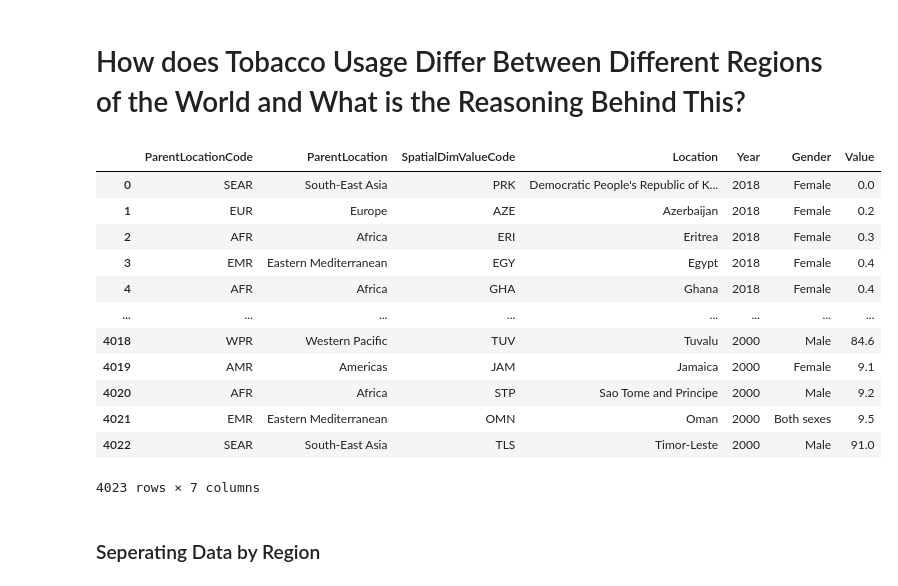
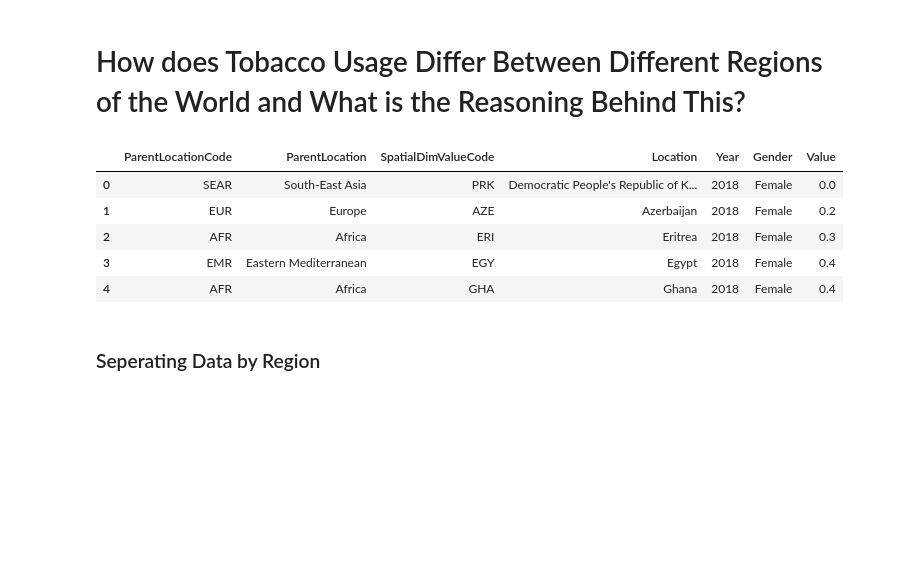
Before and after one commit to aidanwc2/Team_3, a Jupyter notebook: report.ipynb, the cells around one changed output. Drawn from its saved outputs; the diff is of its cells as text; code cells hidden in the pictures; blank space fills up the shorter version.

```diff
--- a/report.ipynb
+++ b/report.ipynb
@@ -3,21 +3,14 @@
 # %%
 import pandas as pd
 df = pd.read_csv("tobacco_use_ww.csv")
-df
+df.head()
 # %% [output]
 |  | ParentLocationCode | ParentLocation | SpatialDimValueCode | Location | Year | Gender | Value |
 | 0 | SEAR | South-East Asia | PRK | Democratic People's Republic of K... | 2018 | Female | 0.0 |
 | 1 | EUR | Europe | AZE | Azerbaijan | 2018 | Female | 0.2 |
 | 2 | AFR | Africa | ERI | Eritrea | 2018 | Female | 0.3 |
 | 3 | EMR | Eastern Mediterranean | EGY | Egypt | 2018 | Female | 0.4 |
 | 4 | AFR | Africa | GHA | Ghana | 2018 | Female | 0.4 |
-| ... | ... | ... | ... | ... | ... | ... | ... |
-| 4018 | WPR | Western Pacific | TUV | Tuvalu | 2000 | Male | 84.6 |
-| 4019 | AMR | Americas | JAM | Jamaica | 2000 | Female | 9.1 |
-| 4020 | AFR | Africa | STP | Sao Tome and Principe | 2000 | Male | 9.2 |
-| 4021 | EMR | Eastern Mediterranean | OMN | Oman | 2000 | Both sexes | 9.5 |
-| 4022 | SEAR | South-East Asia | TLS | Timor-Leste | 2000 | Male | 91.0 |
-4023 rows × 7 columns
 # %% [markdown]
 ### Seperating Data by Region
 # %%
```
Also changed, not shown: parts of 1 cell of this notebook.
